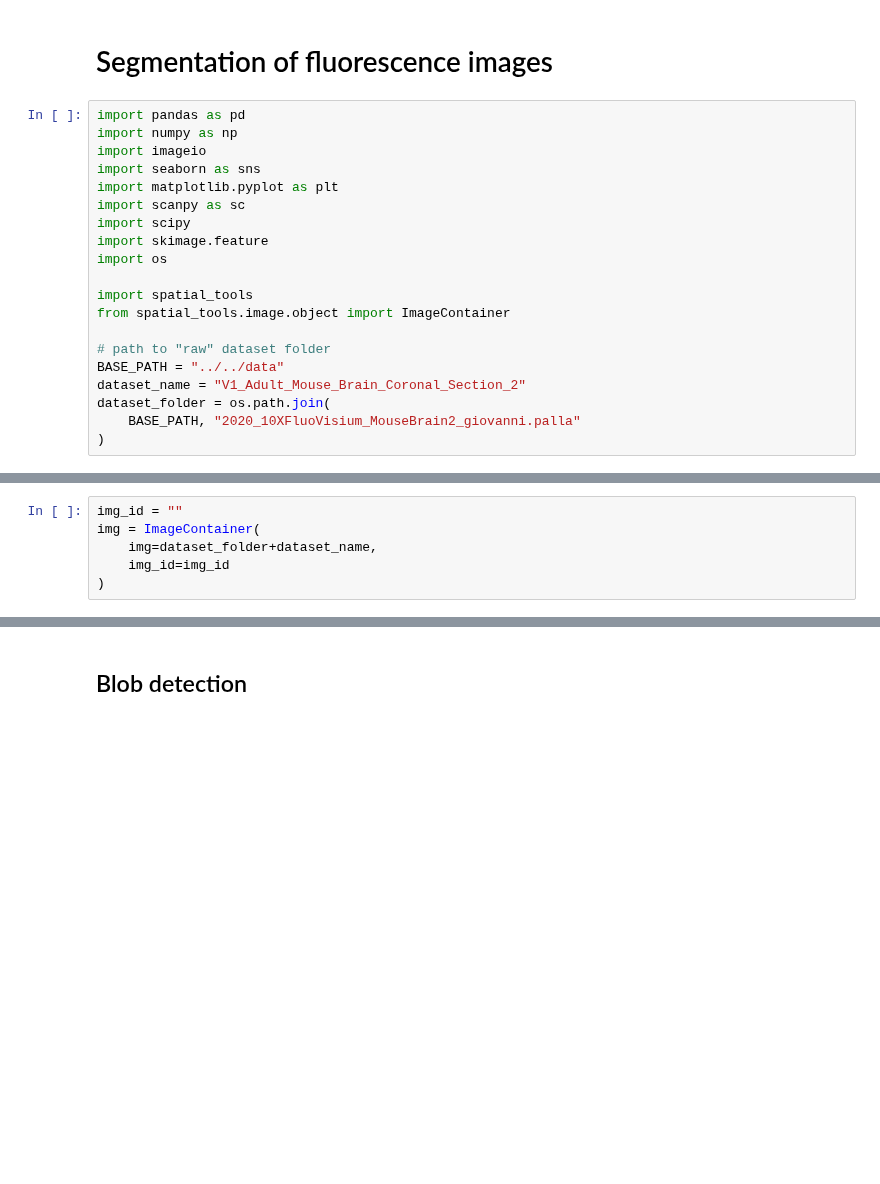
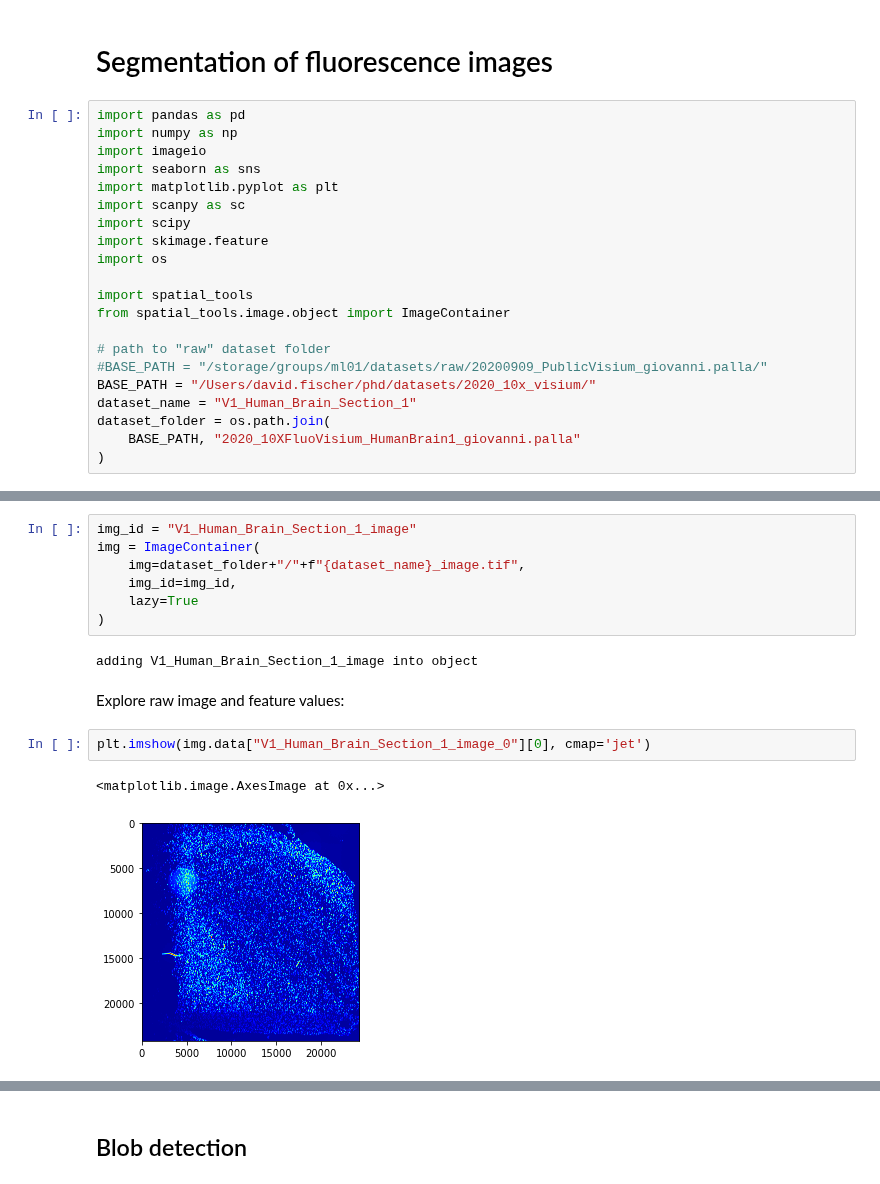
Before and after one commit to scverse/squidpy, a Jupyter notebook: notebooks/segmentation_flourescence.ipynb, the cells around one changed output, grey strips where cells are left out. Drawn from its saved outputs; the diff is of its cells as text; blank space fills up the shorter version.

```diff
--- a/notebooks/segmentation_flourescence.ipynb
+++ b/notebooks/segmentation_flourescence.ipynb
@@ -15,8 +15,9 @@ import spatial_tools
 from spatial_tools.image.object import ImageContainer
 
 # path to "raw" dataset folder
-BASE_PATH = "../../data"
-dataset_name = "V1_Adult_Mouse_Brain_Coronal_Section_2"
+#BASE_PATH = "/storage/groups/ml01/datasets/raw/20200909_PublicVisium_giovanni.palla/"
+BASE_PATH = "/Users/david.fischer/phd/datasets/2020_10x_visium/"
+dataset_name = "V1_Human_Brain_Section_1"
 dataset_folder = os.path.join(
-    BASE_PATH, "2020_10XFluoVisium_MouseBrain2_giovanni.palla"
+    BASE_PATH, "2020_10XFluoVisium_HumanBrain1_giovanni.palla"
 )
@@ -32,8 +31,18 @@ spot_diameter = adata.uns['spatial'][dataset_name]['scalefactors']['spot_diamete
 Variable names are not unique. To make them unique, call `.var_names_make_unique`.
 Variable names are not unique. To make them unique, call `.var_names_make_unique`.
 # %%
-img_id = ""
+img_id = "V1_Human_Brain_Section_1_image"
 img = ImageContainer(
-    img=dataset_folder+dataset_name,
-    img_id=img_id
+    img=dataset_folder+"/"+f"{dataset_name}_image.tif",
+    img_id=img_id,
+    lazy=True
 )
+# %% [output]
+adding V1_Human_Brain_Section_1_image into object
+# %% [markdown]
+Explore raw image and feature values:
+# %%
+plt.imshow(img.data["V1_Human_Brain_Section_1_image_0"][0], cmap='jet')
+# %% [output]
+<matplotlib.image.AxesImage at 0x...>
+[figure, added]
```
Also changed, not shown: parts of 34 cells of this notebook, 1 other file.
